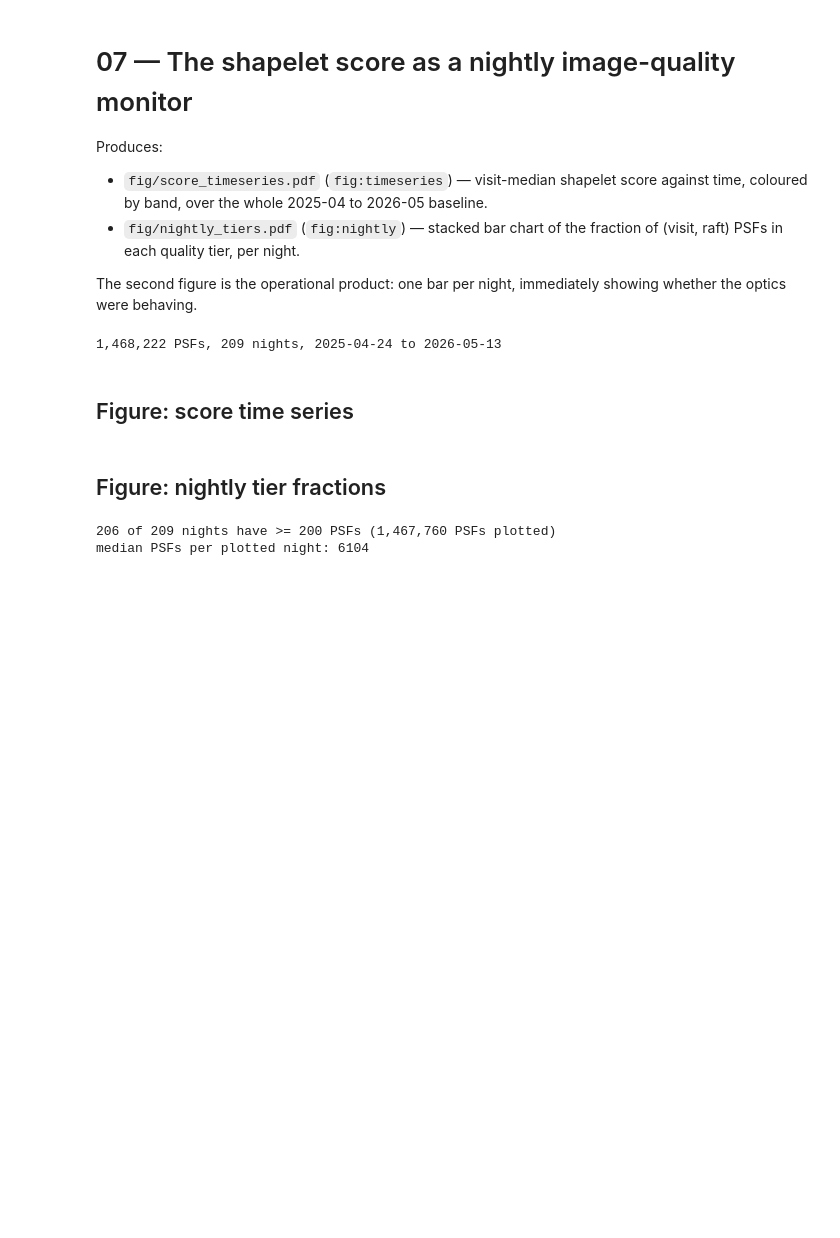
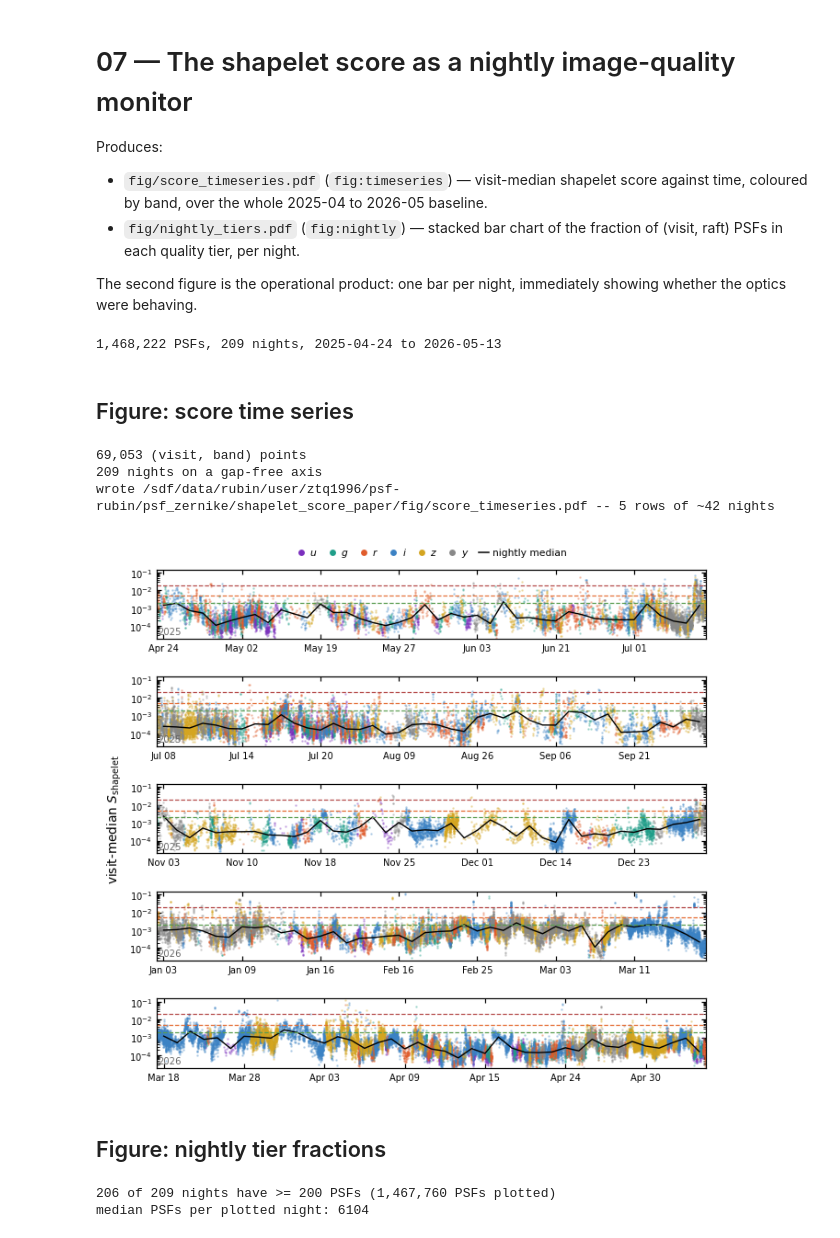
Before and after one commit to ztq1996/shapelet_score_paper, a Jupyter notebook: nb/07_monitoring.ipynb, the cells around one changed output. Cells and saved outputs as stored; diff of their text form; code cells hidden in the pictures; blank space fills up the shorter version.

```diff
--- a/nb/07_monitoring.ipynb
+++ b/nb/07_monitoring.ipynb
@@ -80,33 +80,42 @@ for k, ax in enumerate(axes):
 
     for e, name in zip(TIER_EDGES, ['MEDIUM', 'HIGH', 'VERY HIGH']):
         ax.axhline(e, color=TIER_COLORS[name], ls='--', lw=0.8)
 
     ax.set_yscale('log')
     ax.set_ylim(2e-5, 1.5e-1)
     ax.set_xlim(lo, hi)
     ax.xaxis.set_minor_locator(plt.NullLocator())
+    ax.set_yticks([1e-4, 1e-3, 1e-2, 1e-1])
+    ax.yaxis.set_minor_locator(plt.LogLocator(base=10, subs=np.arange(2, 10),
+                                              numticks=12))
+    ax.tick_params(axis='y', labelsize=6.5)
 
     # Date ticks every ~10 nights within the row.
     step = max(1, per_row // 7)
     tick_ni = np.arange(lo, hi, step)
     ax.set_xticks(tick_ni + 0.5)
     ax.set_xticklabels([pd.Timestamp(nights[i]).strftime('%b %d') for i in tick_ni],
                        fontsize=6.5)
     # Year label at the left of each row.
     ax.text(0.002, 0.06, pd.Timestamp(nights[lo]).strftime('%Y'),
             transform=ax.transAxes, fontsize=6.5, color='0.4')
 
 axes[NROW // 2].set_ylabel(r'visit-median $S_{\rm shapelet}$')
 
 handles = [plt.Line2D([], [], marker='o', ls='', ms=3.5, color=BAND_COLORS[b], label=f'${b}$')
            for b in BANDS]
 handles.append(plt.Line2D([], [], color='k', lw=1.0, label='nightly median'))
 axes[0].legend(handles=handles, ncol=7, frameon=False, fontsize=7,
                loc='lower center', bbox_to_anchor=(0.5, 1.02), handlelength=1.0,
                columnspacing=1.0, handletextpad=0.4)
 
 fig.savefig(FIG / 'score_timeseries.pdf', dpi=250)
 print('wrote', FIG / 'score_timeseries.pdf', f'-- {NROW} rows of ~{per_row} nights')
+# %% [output]
+69,053 (visit, band) points
+209 nights on a gap-free axis
+wrote /sdf/data/rubin/user/ztq1996/psf-rubin/psf_zernike/shapelet_score_paper/fig/score_timeseries.pdf -- 5 rows of ~42 nights
+[figure, added]
 # %% [markdown]
 ## Figure: nightly tier fractions
 # %%
```
Also changed, not shown: 5 other files.
